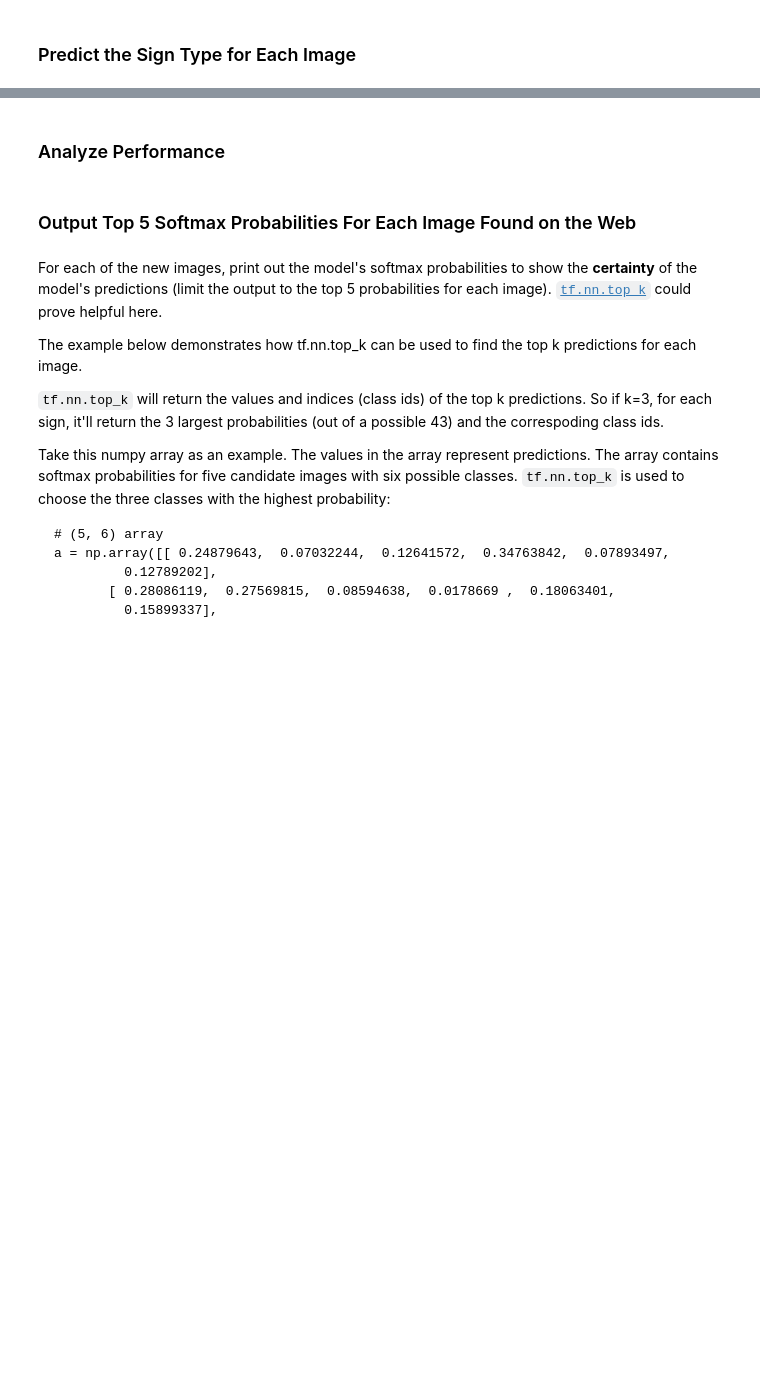
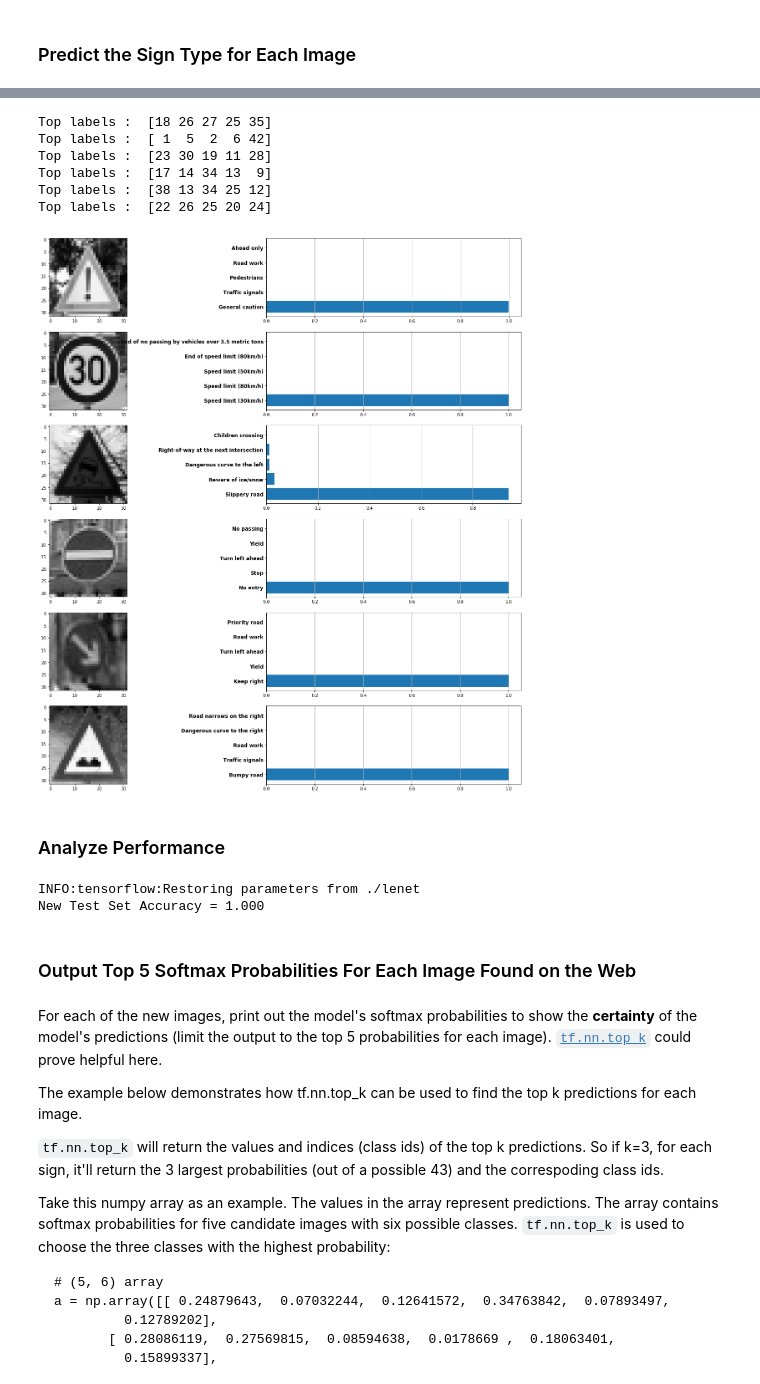
Before and after one commit to danyz91/CarND-Traffic-Sign-Classifier-Project, a Jupyter notebook: Traffic_Sign_Classifier.ipynb, the cells around one changed output, grey strips where cells are left out. Cells and saved outputs as stored; diff of their text form; code cells hidden in the pictures; blank space fills up the shorter version.

```diff
--- a/Traffic_Sign_Classifier.ipynb
+++ b/Traffic_Sign_Classifier.ipynb
@@ -312,0 +522,5 @@ Use the code cell (or multiple code cells, if necessary) to implement the first
+# %%
+import tensorflow as tf
+
+EPOCHS = 50
+BATCH_SIZE = 256
@@ -342,0 +929,21 @@ You may find `signnames.csv` useful as it contains mappings from the class id (i
+# %%
+# Run the model on
+k_num = 5
+softmax_logits = tf.nn.softmax(logits)
+top_k = tf.nn.top_k(softmax_logits, k=k_num)
+
+
+def predict_batch(x_batch, y_batch):
+
+    batch_top_k = list()
+
+    with tf.Session() as sess:
+        sess.run(tf.global_variables_initializer())
+        saver.restore(sess, tf.train.latest_checkpoint('.'))
+        top_k_result = sess.run(top_k, feed_dict={x:x_batch, y:y_batch, keep_prob:1.0})
+        batch_top_k.append((top_k_result))
+
+    return batch_top_k
+
+
+top_k_predictions = predict_batch(new_test_set_samples, new_test_set_labels)
@@ -343,8 +969,44 @@ You may find `signnames.csv` useful as it contains mappings from the class id (i
+# %%
+f,axes = plt.subplots(len(new_test_set_samples), 2, figsize=(24,24))
+
+for ind,image in enumerate(new_test_set_samples):
+    image_ax = axes[ind][0]
+    top_k_ax = axes[ind][1]
+
+    image_ax.imshow(image.squeeze(axis=2), cmap='gray')
+
+    top_k_ax.barh(np.arange(0, 5, 1), top_k_predictions[0].values[ind])
+
+    top_k_lab_num = top_k_predictions[0].indices[ind]
+
+    top_k_labels = class_labels[top_k_predictions[0].indices[ind]]
+
+    top_k_ax.grid(axis='x')
+    top_k_ax.set_yticks(np.arange(0, 5, 1))
+    top_k_ax.set_yticklabels(top_k_labels, {'fontweight':'bold', 'fontsize':12})
+# %% [output]
+Top labels :  [18 26 27 25 35]
+Top labels :  [ 1  5  2  6 42]
+Top labels :  [23 30 19 11 28]
+Top labels :  [17 14 34 13  9]
+Top labels :  [38 13 34 25 12]
+Top labels :  [22 26 25 20 24]
+[figure, added]
 # %% [markdown]
 ### Analyze Performance
 # %%
 ### Calculate the accuracy for these 5 new images.
 ### For example, if the model predicted 1 out of 5 signs correctly, it's 20% accurate on these new images.
+
+
+with tf.Session() as sess:
+    saver.restore(sess, tf.train.latest_checkpoint('.'))
+
+    new_test_accuracy = evaluate(new_test_set_samples, new_test_set_labels)
+    print("New Test Set Accuracy = {:.3f}".format(new_test_accuracy))
+# %% [output]
+INFO:tensorflow:Restoring parameters from ./lenet
+New Test Set Accuracy = 1.000
 # %% [markdown]
 ### Output Top 5 Softmax Probabilities For Each Image Found on the Web
 # %% [markdown]
```
Also changed, not shown: parts of 40 cells of this notebook, 11 other files.
